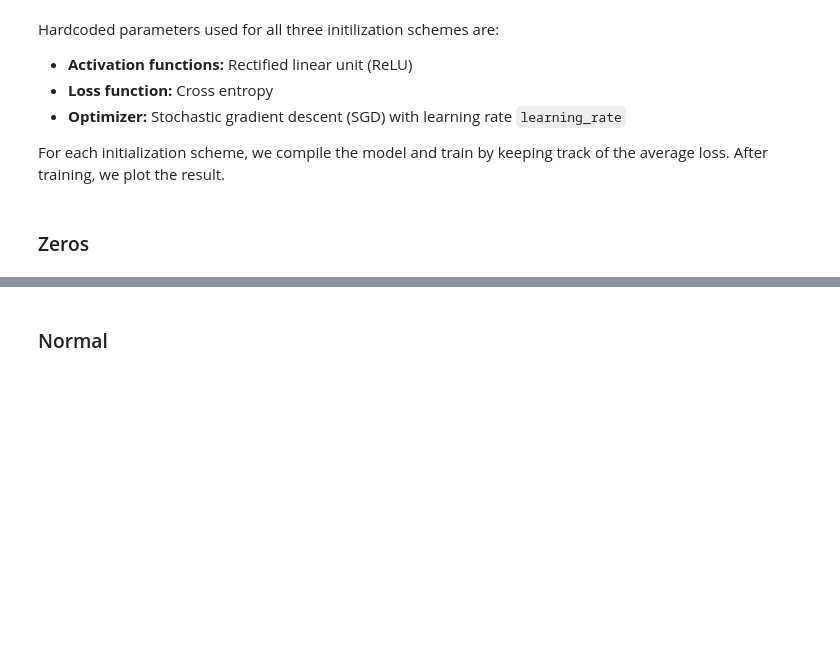
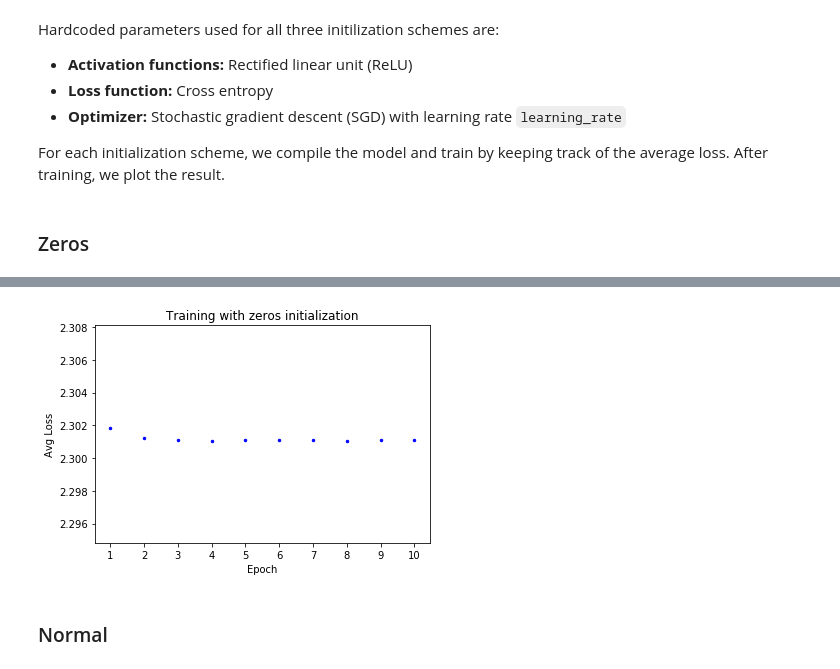
Before and after one commit to joeylitalien/ift6135-a1, a Jupyter notebook: jupyter/problem1_v2.ipynb, the cells around one changed output, grey strips where cells are left out. Drawn from its saved outputs; the diff is of its cells as text; code cells hidden in the pictures; blank space fills up the shorter version.

```diff
--- a/jupyter/problem1_v2.ipynb
+++ b/jupyter/problem1_v2.ipynb
@@ -41,4 +43,4 @@ For each initialization scheme, we compile the model and train by keeping track
 # %%
 # Compile and train model
 mlp_z = MNIST(layers, learning_rate, "zeros")
-zeros_losses = mlp_z.train(2, train_loader, [], [], len(train_loader.dataset))[0]
+zeros_losses = mlp_z.train(10, train_loader, [], [], len(train_loader.dataset))[0]
@@ -45,7 +65,9 @@ zeros_losses = mlp_z.train(2, train_loader, [], [], len(train_loader.dataset))[0
 # %%
 # Plot avg loss / epoch
 %matplotlib inline
-plot_per_epoch(zeros_losses, "Avg loss", "Training with zeros initialization")
+plot_per_epoch(zeros_losses, "Avg Loss", "Training with zeros initialization")
+# %% [output]
+[figure, added]
 # %% [markdown]
 ### Normal
 # %%
```
Also changed, not shown: parts of 19 cells of this notebook.
